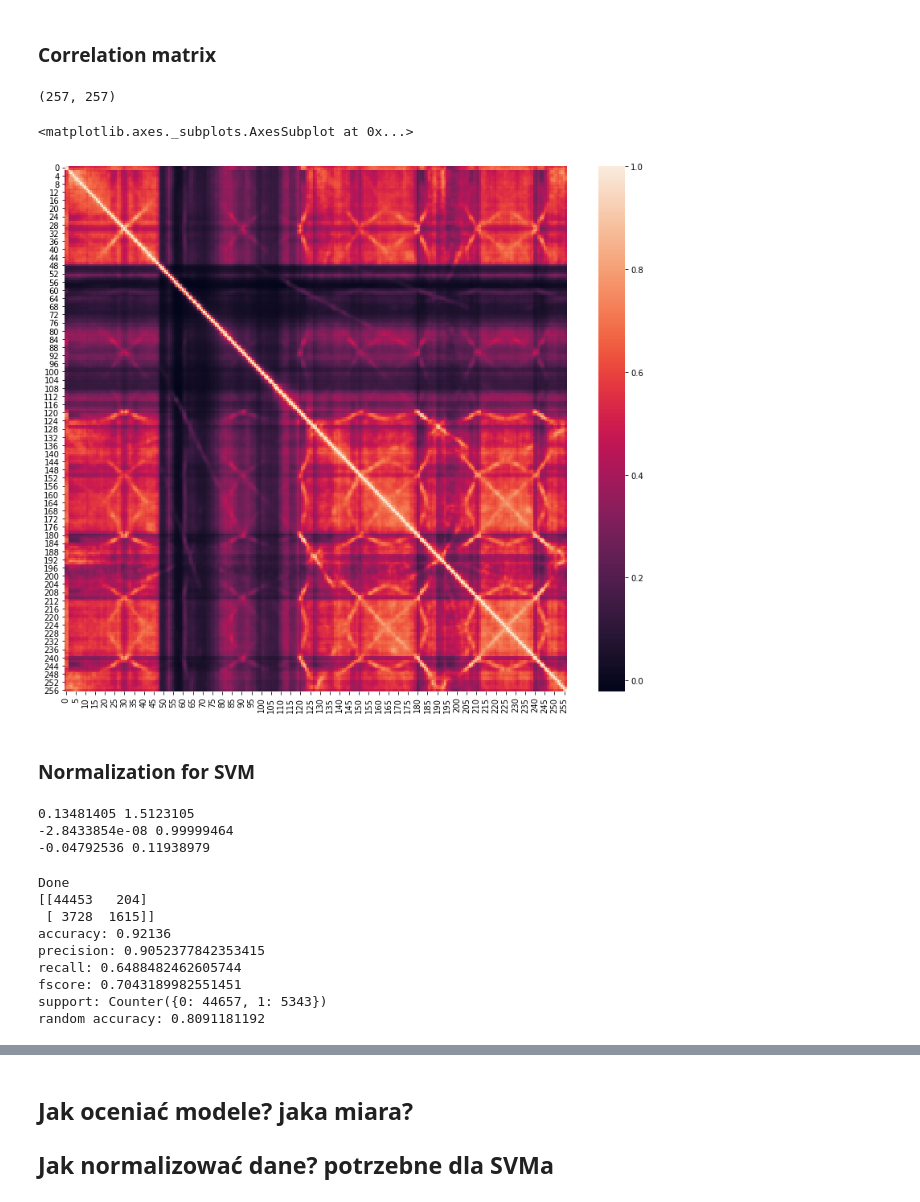
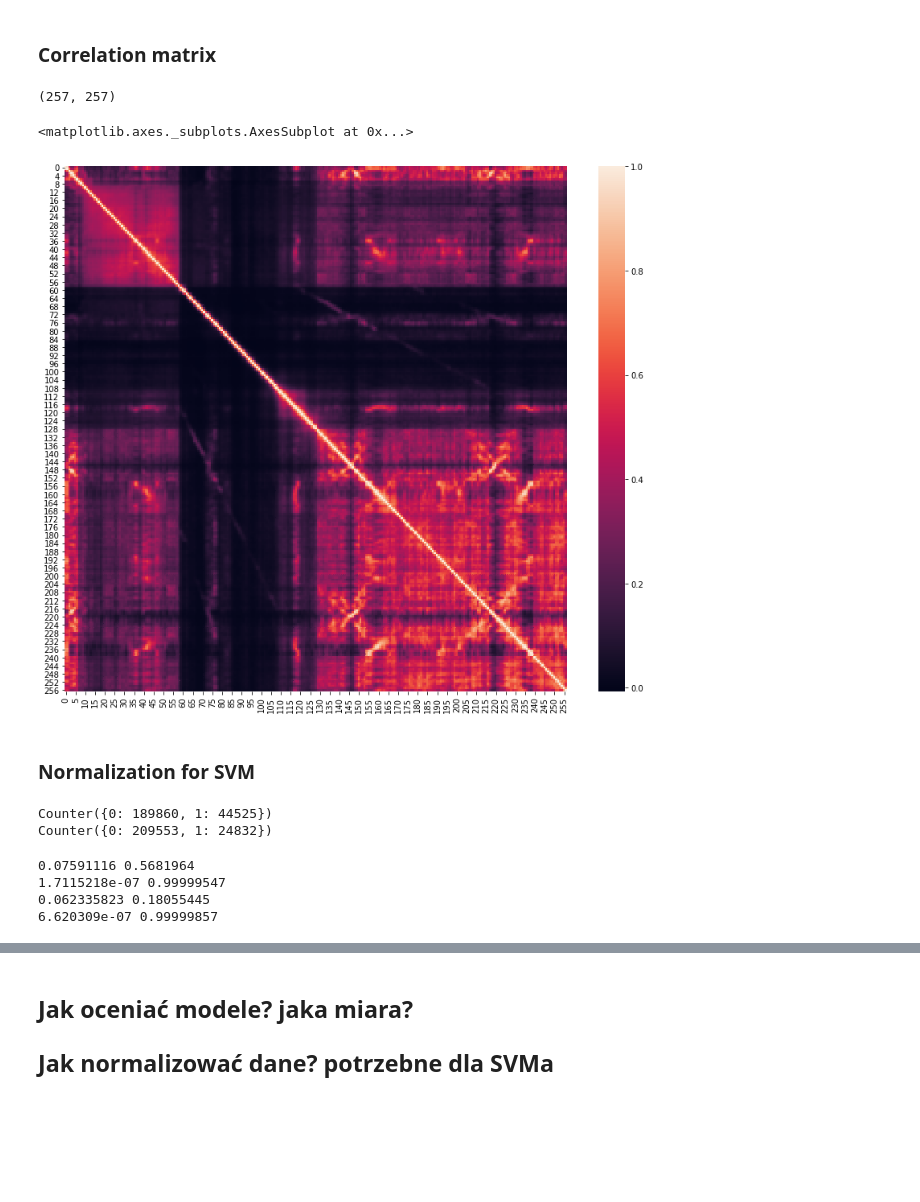
Before and after one commit to pkubiak/happy-szczurki, a Jupyter notebook: Classification SVM.ipynb, the cells around one changed output, grey strips where cells are left out. Saved outputs shown, nothing was run; the diff lists cells and outputs as text; code cells hidden in the pictures; blank space fills up the shorter version.

```diff
--- a/Classification SVM.ipynb
+++ b/Classification SVM.ipynb
@@ -23,6 +30,7 @@ def load_dataset(path):
 
     return data
 
-train_data = load_dataset('ch1-2018-11-20_10-31-42_0000014.wav.npz')
+# train_data = load_dataset('ch1-2018-11-20_10-31-42_0000014.wav.npz')
+train_data = load_dataset('ch1-2018-11-20_10-29-02_0000012.wav.npz')
 test_data = load_dataset('ch1-2018-11-20_10-26-36_0000010.wav.npz')
 # %% [output]
@@ -172,68 +68,43 @@ print(f"KernelRidge acc:{acc}%")
 # %% [markdown]
 ### Correlation matrix ###
 # %%
-import seaborn as sbs
-corr = np.corrcoef(data.X.T)
+corr = np.corrcoef(train_data.X.T)
 print(corr.shape)
 
 plt.figure(figsize=(14,12))
-sbs.heatmap(corr)
+sns.heatmap(corr)
 # print(cov.diag())
 # i = np.arange(257)
 # %% [output]
 (257, 257)
 <matplotlib.axes._subplots.AxesSubplot at 0x...>
-[figure, old version]
+[figure, new version]
 # %% [markdown]
 ### Normalization for SVM ###
+# %%
+print(Counter(train_data.y_binary))
+print(Counter(test_data.y_binary))
+# %% [output]
+Counter({0: 189860, 1: 44525})
+Counter({0: 209553, 1: 24832})
 # %%
 mu = np.mean(train_data.X)
 sigma2 = np.std(train_data.X)
-
 print(mu, sigma2)
 
 train_data.X = (train_data.X-mu)/sigma2
+print(np.mean(train_data.X), np.std(train_data.X))
+
+#############################################
+mu = np.mean(test_data.X)
+sigma2 = np.std(test_data.X)
+print(mu, sigma2)
+
 test_data.X = (test_data.X-mu)/sigma2
 
-print(np.mean(train_data.X), np.std(train_data.X))
 print(np.mean(test_data.X), np.std(test_data.X))
 # %% [output]
-0.13481405 1.5123105
--2.8433854e-08 0.99999464
--0.04792536 0.11938979
+0.07591116 0.5681964
+1.7115218e-07 0.99999547
+0.062335823 0.18055445
+6.620309e-07 0.99999857
-# %%
-from sklearn.metrics import confusion_matrix, precision_recall_fscore_support, accuracy_score
-
-model = SVC()
-
-# Train
-idx = np.random.randint(0, train_data.y.size, size=10000)
-model.fit(train_data.X[idx], train_data.y_binary[idx])
-print('Done')
-
-# Evaluation
-idx = np.random.randint(0, test_data.y.size, size=50000)
-y_pred = model.predict(test_data.X[idx])
-y_true = test_data.y_binary[idx]
-
-print(confusion_matrix(y_true, y_pred))
-
-print('accuracy:', accuracy_score(y_true, y_pred))
-precision, recall, fscore, support = precision_recall_fscore_support(y_true, y_pred, average='macro')
-
-print('precision:', precision)
-print('recall:', recall)
-print('fscore:', fscore)
-c = Counter(y_true)
-print('support:', c)
-print('random accuracy:', sum(i*i for i in c.values()) / sum(c.values())**2)
-# %% [output]
-Done
-[[44453   204]
- [ 3728  1615]]
-accuracy: 0.92136
-precision: 0.9052377842353415
-recall: 0.6488482462605744
-fscore: 0.7043189982551451
-support: Counter({0: 44657, 1: 5343})
-random accuracy: 0.8091181192
```
Also changed, not shown: parts of 16 cells of this notebook.
